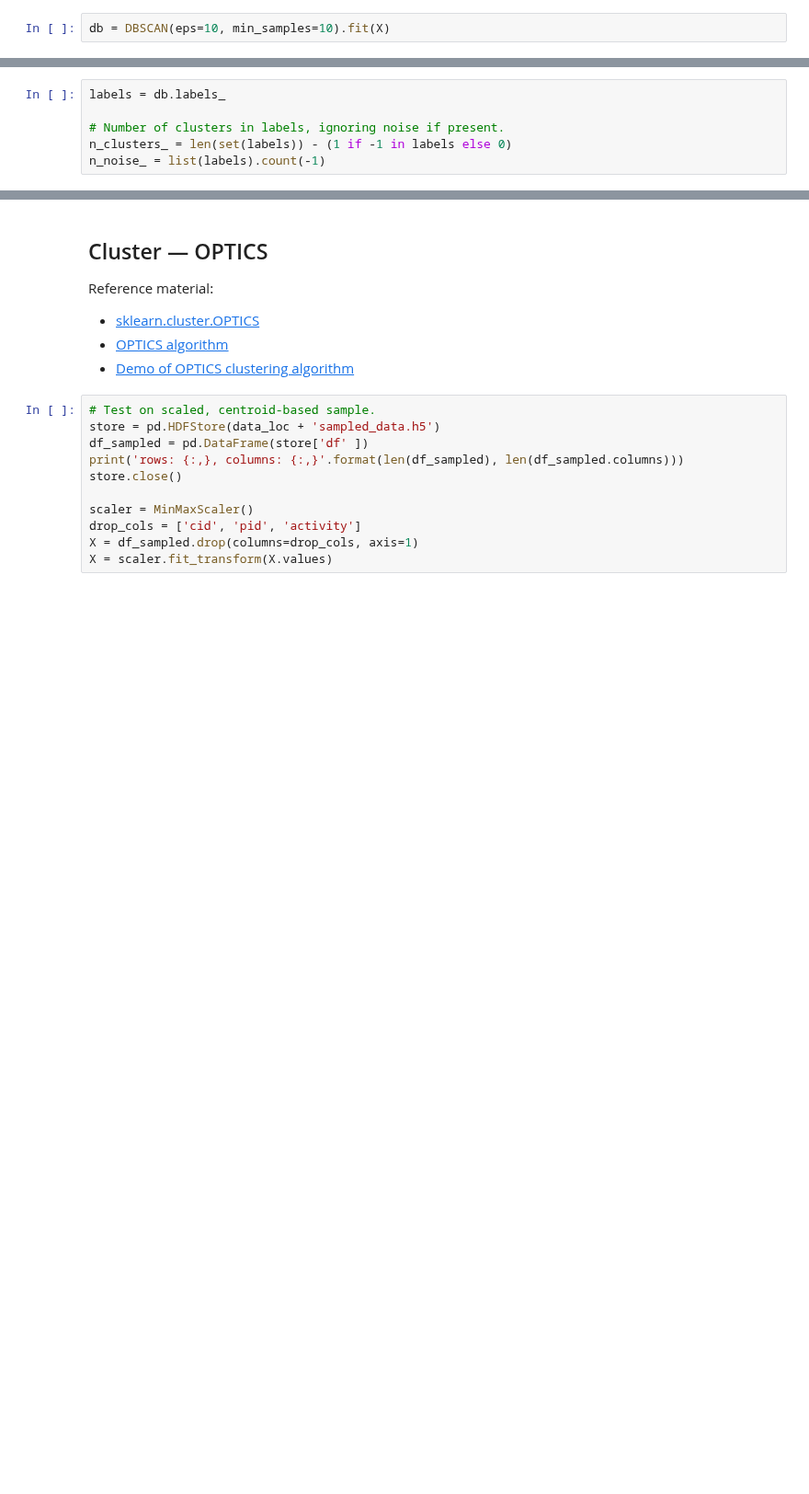
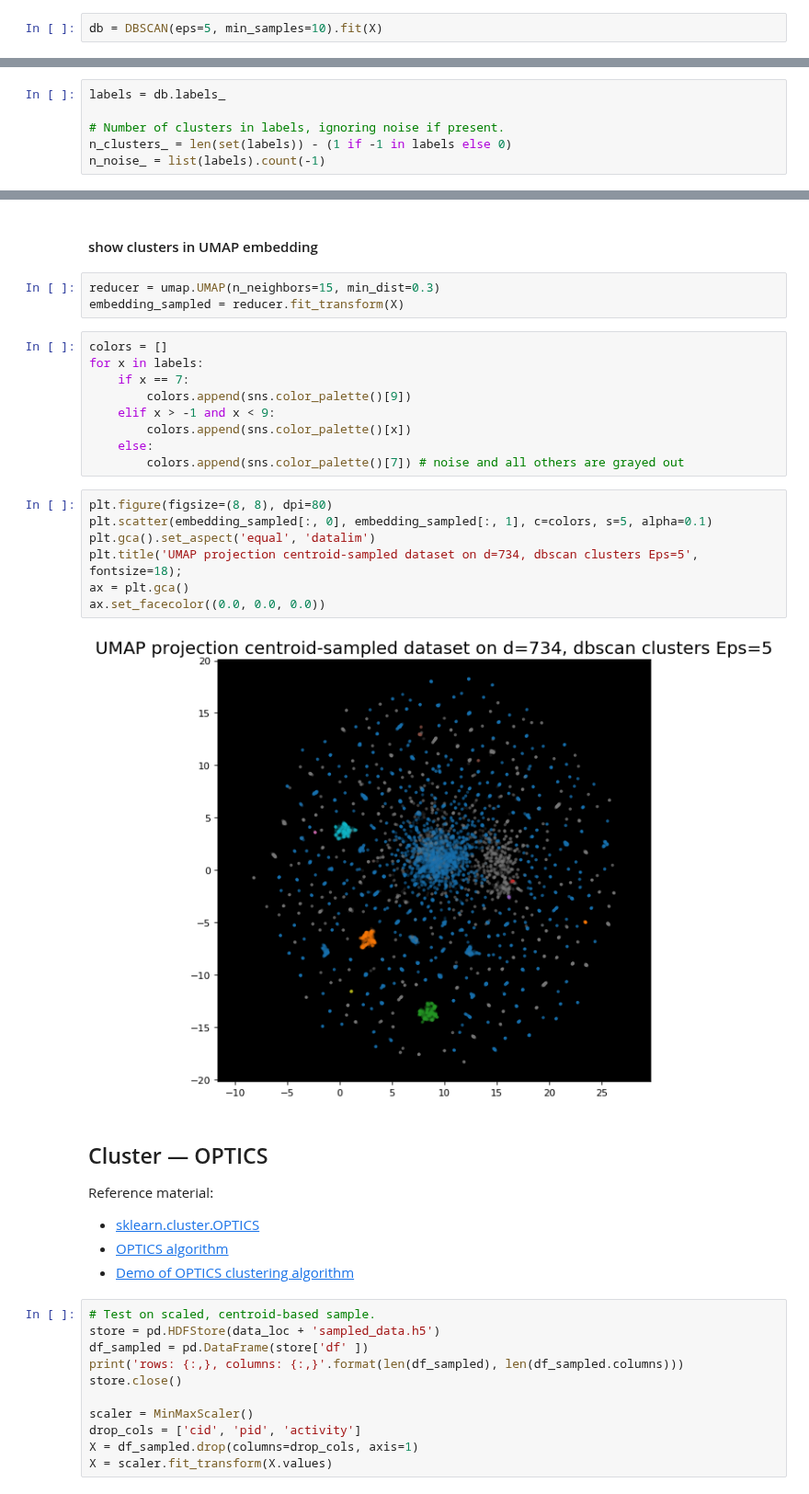
Before and after one commit to BrianDavisMath/FDA-COVID19, a Jupyter notebook: notebooks/dbscan.ipynb, the cells around one changed output, grey strips where cells are left out. Shown at 92% size. Drawn from its saved outputs; the diff is of its cells as text; blank space fills up the shorter version.

Commit message:
Added dbscan results and highlighting clusters on umap embedding.

```diff
--- a/notebooks/dbscan.ipynb
+++ b/notebooks/dbscan.ipynb
@@ -151,2 +156,2 @@ X.shape
 # %%
-db = DBSCAN(eps=10, min_samples=10).fit(X)
+db = DBSCAN(eps=5, min_samples=10).fit(X)
@@ -163,3 +210,26 @@ n_noise_
+# %% [markdown]
+#### show clusters in UMAP embedding
+# %%
+reducer = umap.UMAP(n_neighbors=15, min_dist=0.3)
+embedding_sampled = reducer.fit_transform(X)
+# %%
+colors = []
+for x in labels:
+    if x == 7:
+        colors.append(sns.color_palette()[9])
+    elif x > -1 and x < 9:
+        colors.append(sns.color_palette()[x])
+    else:
+        colors.append(sns.color_palette()[7]) # noise and all others are grayed out
+# %%
+plt.figure(figsize=(8, 8), dpi=80)
+plt.scatter(embedding_sampled[:, 0], embedding_sampled[:, 1], c=colors, s=5, alpha=0.1)
+plt.gca().set_aspect('equal', 'datalim')
+plt.title('UMAP projection centroid-sampled dataset on d=734, dbscan clusters Eps=5', fontsize=18);
+ax = plt.gca()
+ax.set_facecolor((0.0, 0.0, 0.0))
+# %% [output]
+[figure, added]
 # %% [markdown]
 ## Cluster — OPTICS
 
```
Also changed, not shown: parts of 14 cells of this notebook.
